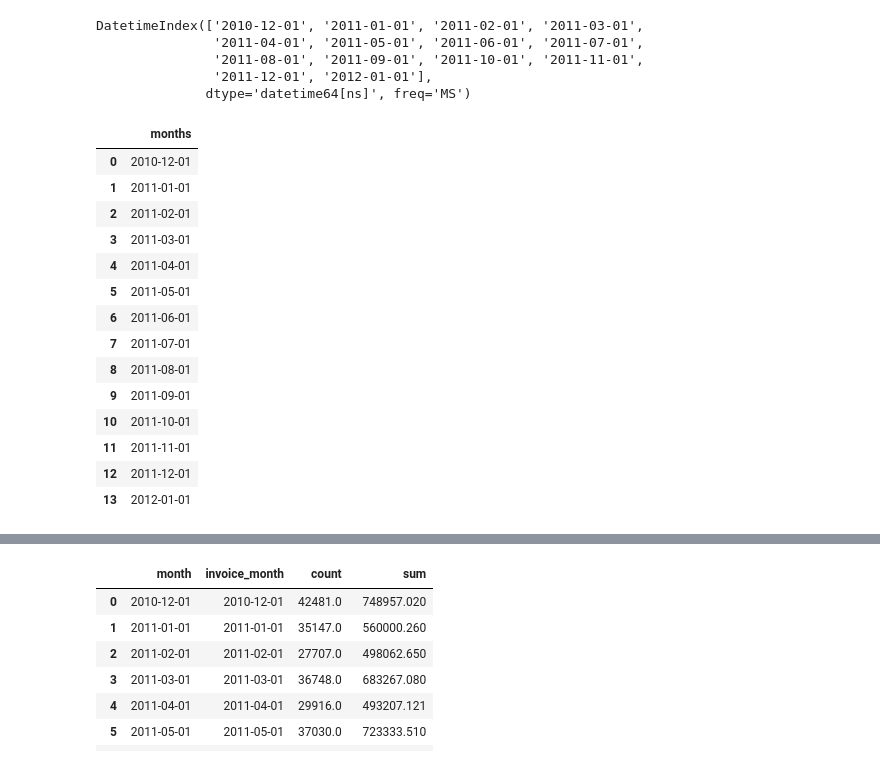
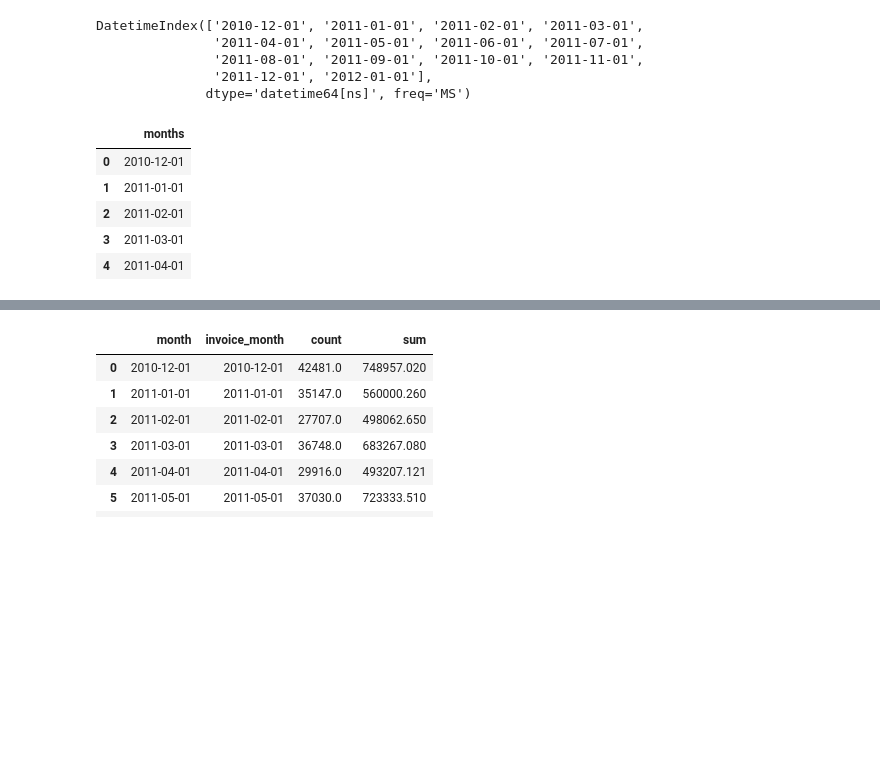
Before and after one commit to suartDS/Creating-analytical-tables-with-pandas-and-sql, a Jupyter notebook: Creating_analytical_tables.ipynb, the cells around one changed output, grey strips where cells are left out. Cells and saved outputs as stored; diff of their text form; code cells hidden in the pictures; blank space fills up the shorter version.

```diff
--- a/Creating_analytical_tables.ipynb
+++ b/Creating_analytical_tables.ipynb
@@ -305,22 +299,13 @@ DatetimeIndex(['2010-12-01', '2011-01-01', '2011-02-01', '2011-03-01',
 dt = pd.DataFrame(pd.date_range(min_dt, max_dt + pd.DateOffset(months=1), freq = 'MS'), \
                   columns=['months']) #specially added 1 month at the end
 # %%
-dt
+dt.head()
 # %% [output]
 |  | months |
 | 0 | 2010-12-01 |
 | 1 | 2011-01-01 |
 | 2 | 2011-02-01 |
 | 3 | 2011-03-01 |
 | 4 | 2011-04-01 |
-| 5 | 2011-05-01 |
-| 6 | 2011-06-01 |
-| 7 | 2011-07-01 |
-| 8 | 2011-08-01 |
-| 9 | 2011-09-01 |
-| 10 | 2011-10-01 |
-| 11 | 2011-11-01 |
-| 12 | 2011-12-01 |
-| 13 | 2012-01-01 |
 # %%
 dt.columns = ['month']
```
Also changed, not shown: parts of 27 cells of this notebook, 2 other files.
